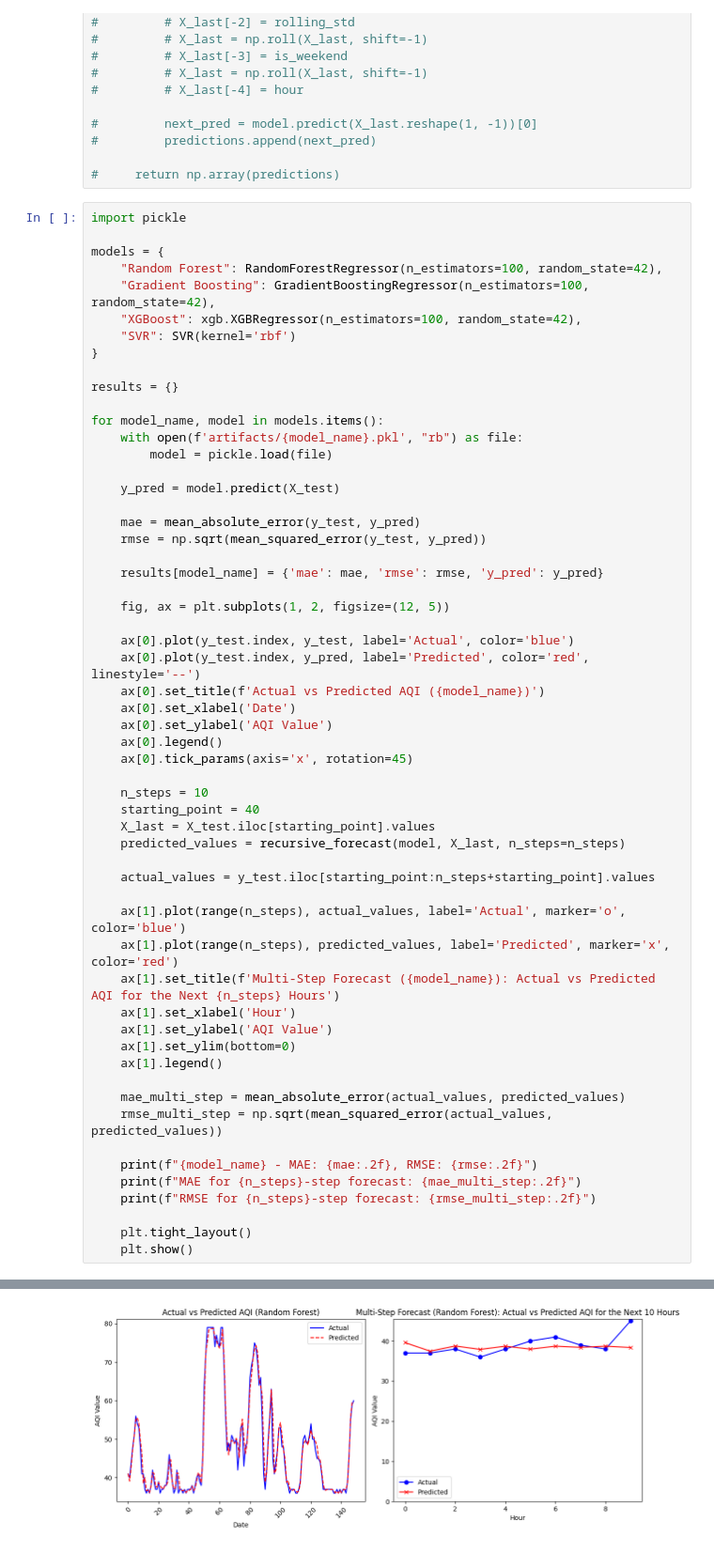
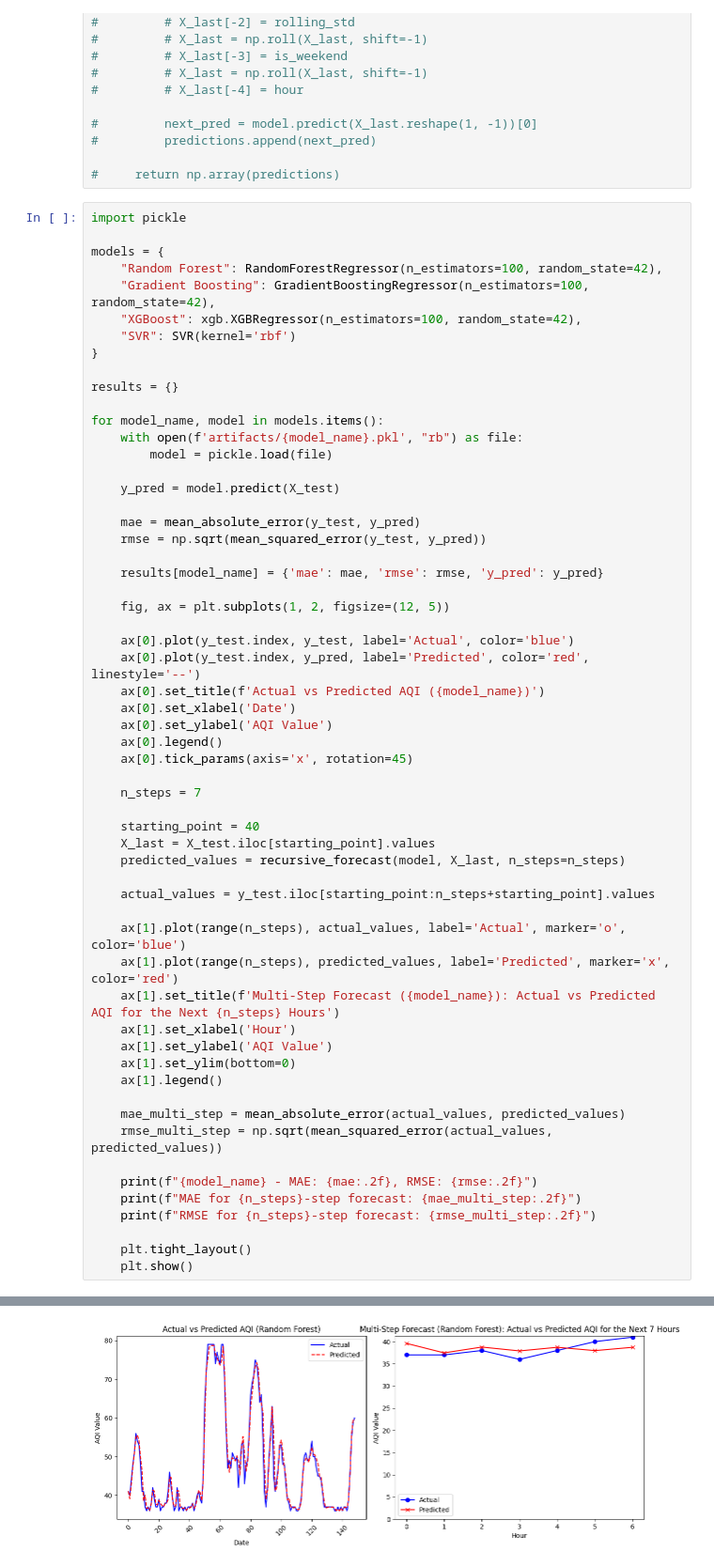
Before and after one commit to Himank-Khatri/EcoSenseAI, a Jupyter notebook: notebook/4. Prediction.ipynb, the cells around one changed output, grey strips where cells are left out. Shown at 94% size. Cells and saved outputs as stored; diff of their text form.

```diff
--- a/notebook/4. Prediction.ipynb
+++ b/notebook/4. Prediction.ipynb
@@ -102,7 +102,8 @@ for model_name, model in models.items():
     ax[0].legend()
     ax[0].tick_params(axis='x', rotation=45)
 
-    n_steps = 10
+    n_steps = 7
+
     starting_point = 40
     X_last = X_test.iloc[starting_point].values
     predicted_values = recursive_forecast(model, X_last, n_steps=n_steps)
@@ -133,2 +134,2 @@ RMSE for 10-step forecast: 2.56
-[figure, old version]
+[figure, new version]
 Gradient Boosting - MAE: 1.31, RMSE: 1.91
```
Also changed, not shown: parts of 1 cell of this notebook, 19 other files.
